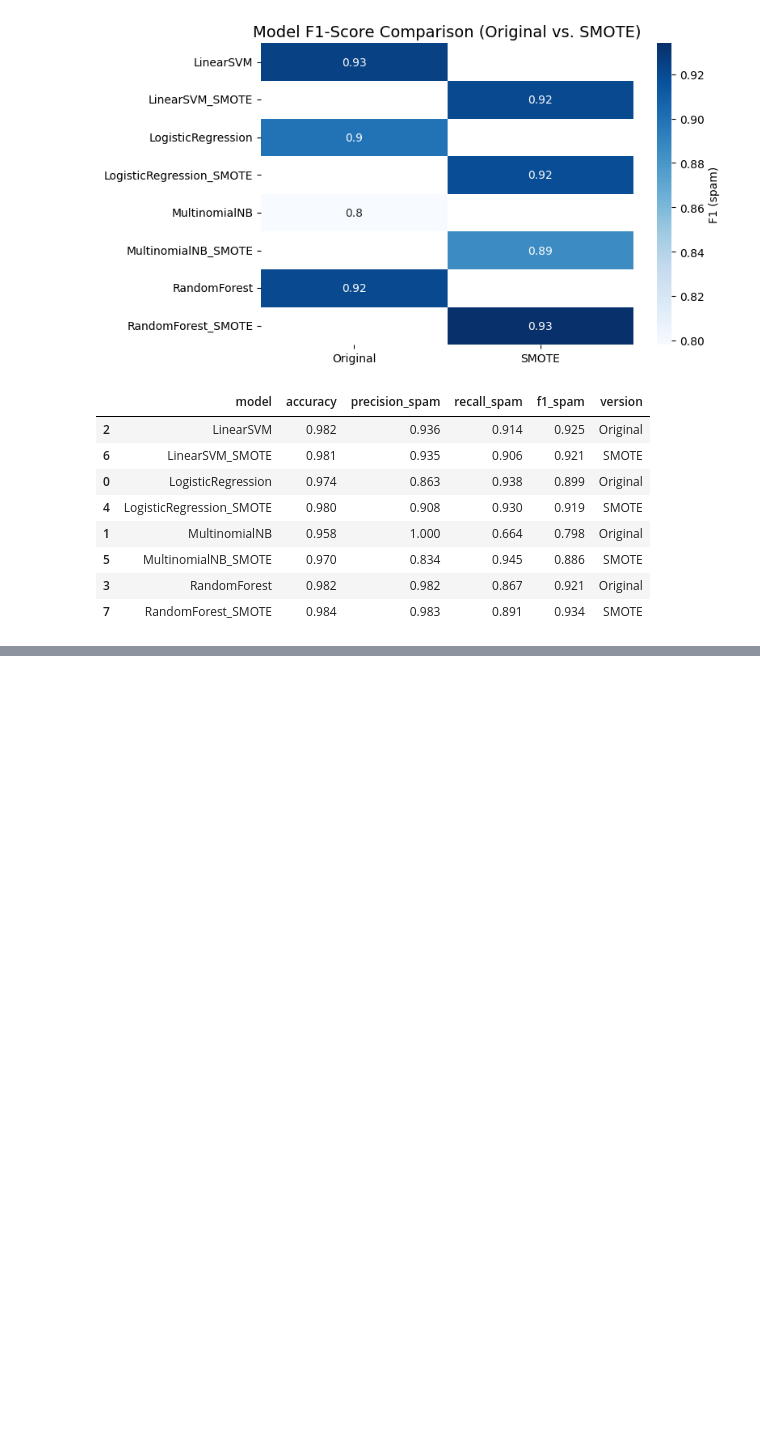
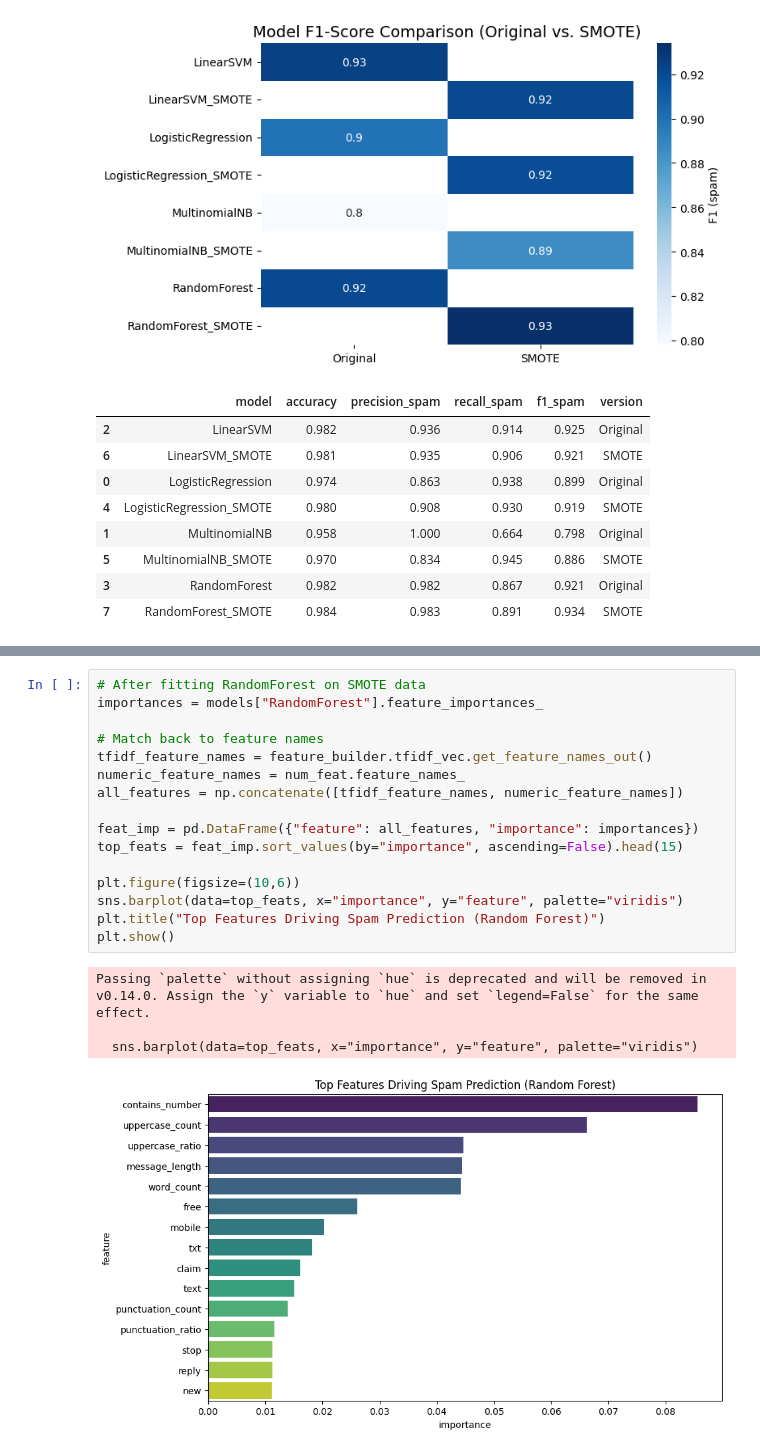
Before and after one commit to beverleyappiatse/HayRajBev, a Jupyter notebook: SMSSpamModels.ipynb, the cells around one changed output, grey strips where cells are left out. Saved outputs shown, nothing was run; the diff lists cells and outputs as text; blank space fills up the shorter version.

```diff
--- a/SMSSpamModels.ipynb
+++ b/SMSSpamModels.ipynb
@@ -392,0 +432,21 @@ df_all.to_csv("model_comparison_original_vs_smote.csv", index=False)
+# %%
+# After fitting RandomForest on SMOTE data
+importances = models["RandomForest"].feature_importances_
+
+# Match back to feature names
+tfidf_feature_names = feature_builder.tfidf_vec.get_feature_names_out()
+numeric_feature_names = num_feat.feature_names_
+all_features = np.concatenate([tfidf_feature_names, numeric_feature_names])
+
+feat_imp = pd.DataFrame({"feature": all_features, "importance": importances})
+top_feats = feat_imp.sort_values(by="importance", ascending=False).head(15)
+
+plt.figure(figsize=(10,6))
+sns.barplot(data=top_feats, x="importance", y="feature", palette="viridis")
+plt.title("Top Features Driving Spam Prediction (Random Forest)")
+plt.show()
+# %% [output]
+Passing `palette` without assigning `hue` is deprecated and will be removed in v0.14.0. Assign the `y` variable to `hue` and set `legend=False` for the same effect.
+
+  sns.barplot(data=top_feats, x="importance", y="feature", palette="viridis")
+[figure, added]
```
Also changed, not shown: parts of 4 cells of this notebook.
